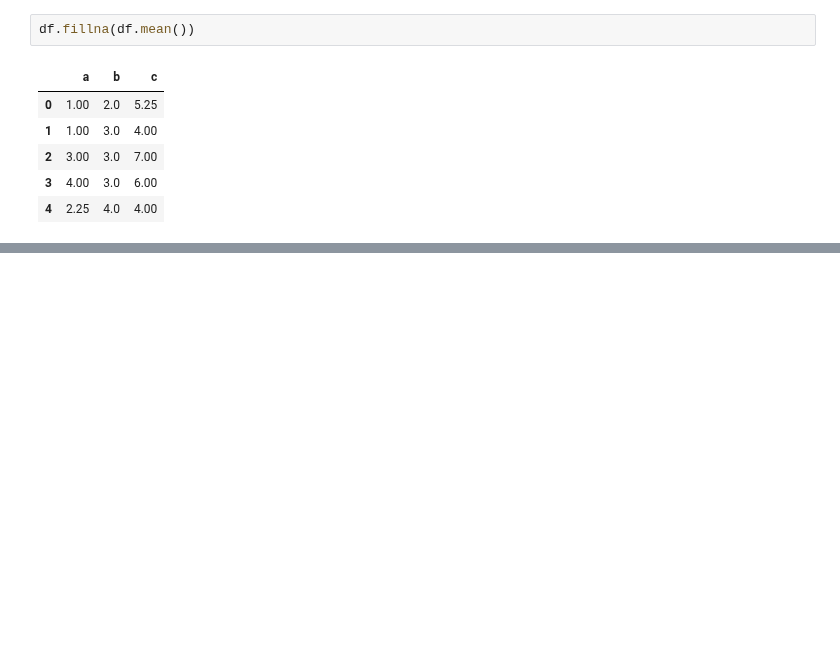
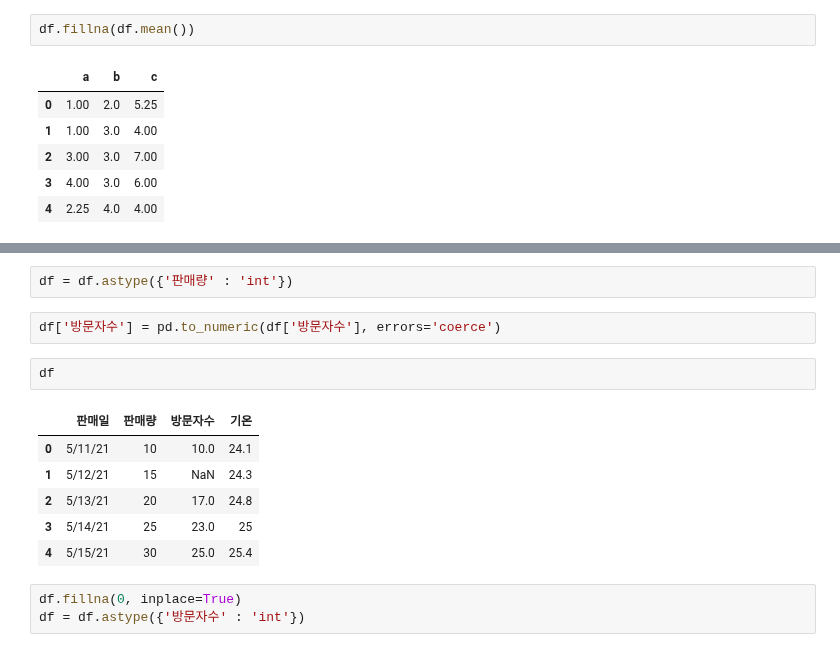
Before and after one commit to WooHyun94/TIL, a Jupyter notebook: Python/221004.ipynb, the cells around one changed output, grey strips where cells are left out. Cells and saved outputs as stored; diff of their text form; blank space fills up the shorter version.

```diff
--- a/Python/221004.ipynb
+++ b/Python/221004.ipynb
@@ -598,0 +620,16 @@ df.fillna(df.mean())
+# %%
+df = df.astype({'판매량' : 'int'})
+# %%
+df['방문자수'] = pd.to_numeric(df['방문자수'], errors='coerce')
+# %%
+df
+# %% [output]
+|  | 판매일 | 판매량 | 방문자수 | 기온 |
+| 0 | 5/11/21 | 10 | 10.0 | 24.1 |
+| 1 | 5/12/21 | 15 | NaN | 24.3 |
+| 2 | 5/13/21 | 20 | 17.0 | 24.8 |
+| 3 | 5/14/21 | 25 | 23.0 | 25 |
+| 4 | 5/15/21 | 30 | 25.0 | 25.4 |
+# %%
+df.fillna(0, inplace=True)
+df = df.astype({'방문자수' : 'int'})
```
Also changed, not shown: parts of 24 cells of this notebook.
